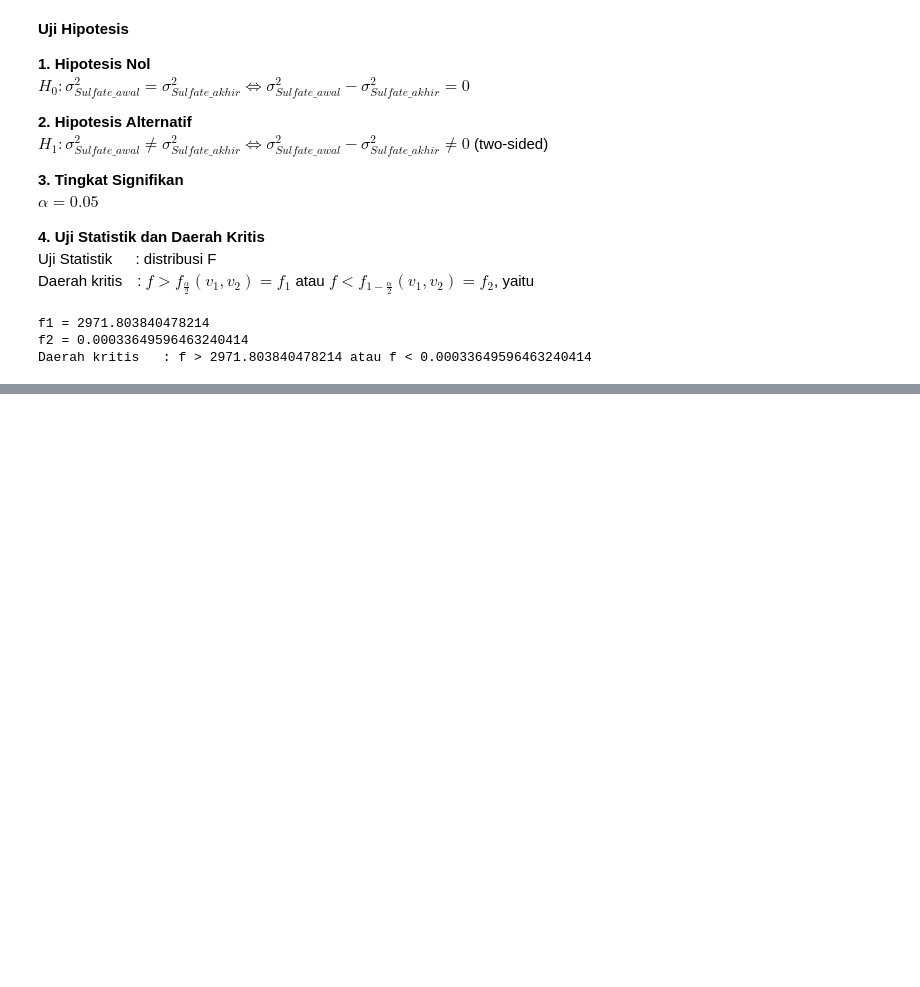
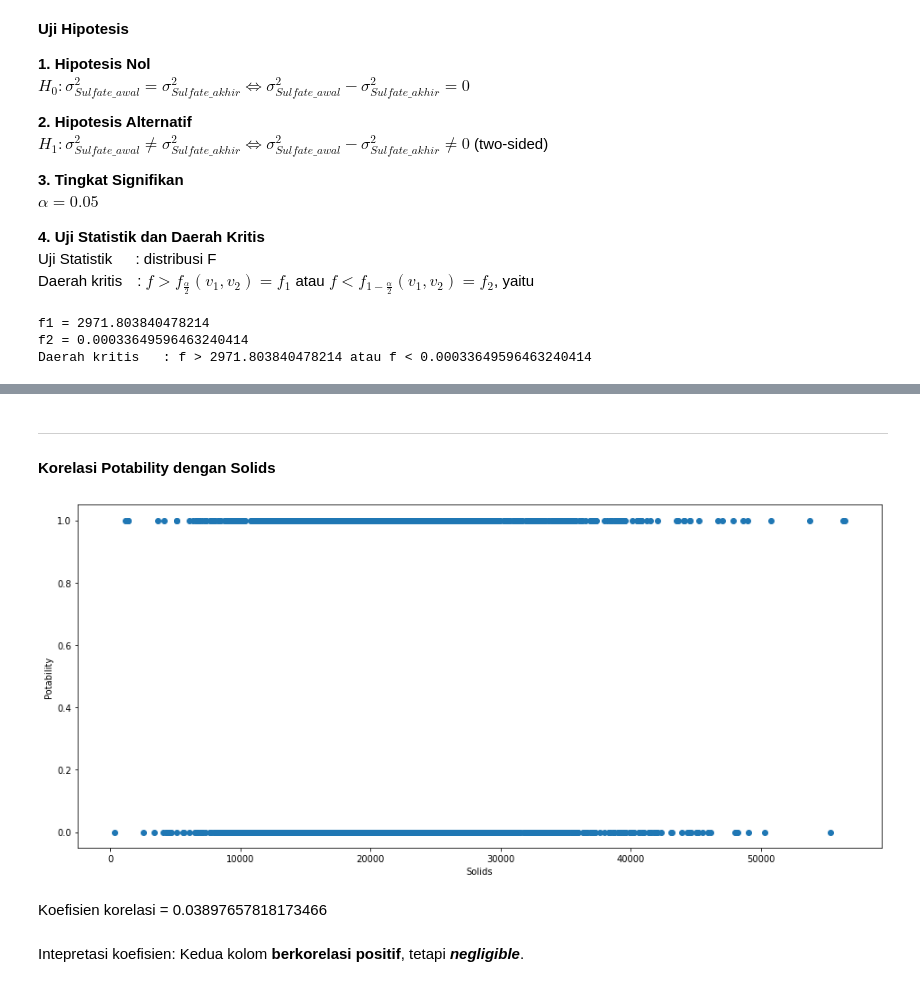
Before and after one commit to firizky29/probability-and-statistics-analysis, a Jupyter notebook: src/main.ipynb, the cells around one changed output, grey strips where cells are left out. Drawn from its saved outputs; the diff is of its cells as text; code cells hidden in the pictures; blank space fills up the shorter version.

```diff
--- a/src/main.ipynb
+++ b/src/main.ipynb
@@ -508,0 +588,10 @@ $$
+# %% [markdown]
+***
+
+#### **Korelasi Potability dengan Solids**
+# %%
+drawScatterPlot("Solids", "Potability", df)
+# %% [output]
+[figure, added]
+Koefisien korelasi = 0.03897657818173466
+Intepretasi koefisien: Kedua kolom **berkorelasi positif**, tetapi ***negligible***.
```
Also changed, not shown: parts of 31 cells of this notebook.
